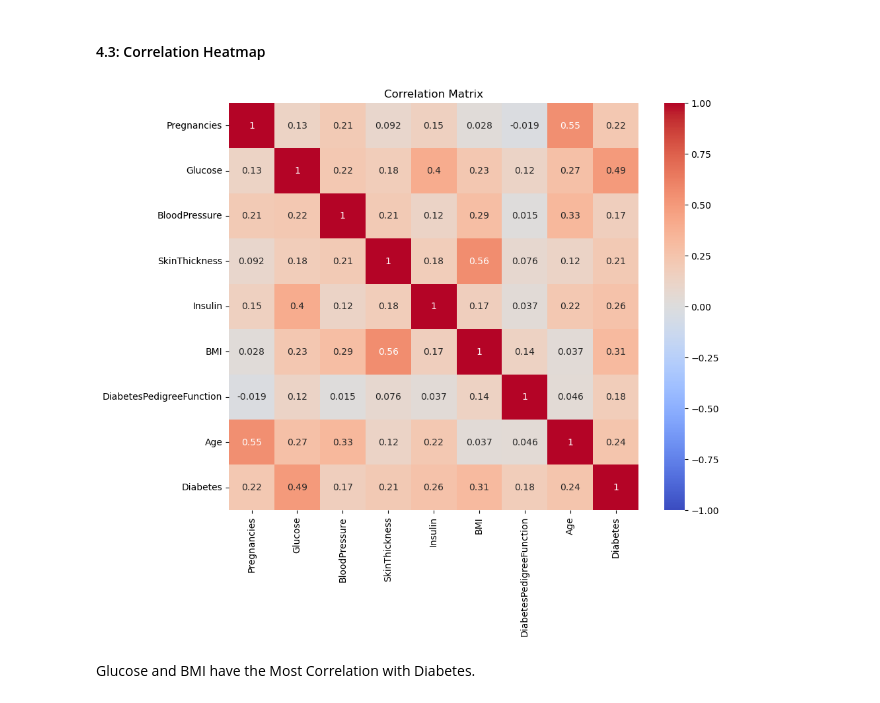
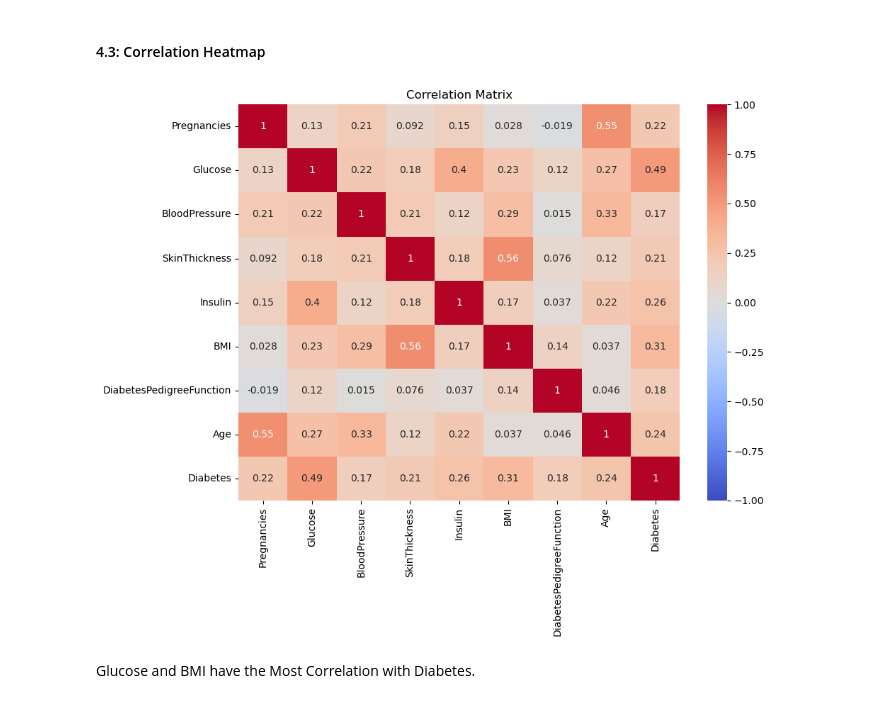
Before and after one commit to pythonisme/diabetes-prediction-project, a Jupyter notebook: EDA/EDA.ipynb, the cells around one changed output. Saved outputs shown, nothing was run; the diff lists cells and outputs as text; code cells hidden in the pictures.

```diff
--- a/EDA/Diabetes EDA.ipynb
+++ b/EDA/EDA.ipynb
@@ -34,7 +34,7 @@ import numpy   as np
 import seaborn as sns
 import matplotlib.pyplot as plt
 # %%
-data = pd.read_csv('DATA/diabetes_raw.csv')
+data = pd.read_csv('DATA/Diabetes_raw.csv')
 data = data.rename(columns={'Outcome': 'Diabetes'})
 data.head()
 # %% [output]
@@ -316,12 +312,13 @@ plt.show()
 # %%
 plt.figure(figsize=(10, 8))
 corr = df_clean.corr()
 sns.heatmap(corr, annot=True, cmap='coolwarm', vmin=-1, vmax=1)
 plt.title('Correlation Matrix')
+plt.tight_layout()
 plt.savefig('Correlation Matrix for Diabetes features')
 plt.show()
 # %% [output]
-[figure, old version]
+[figure, new version]
 # %% [markdown]
 Glucose and BMI have the Most Correlation with Diabetes.
 # %% [markdown]
```
Also changed, not shown: parts of 3 cells of this notebook, 1 other file.
